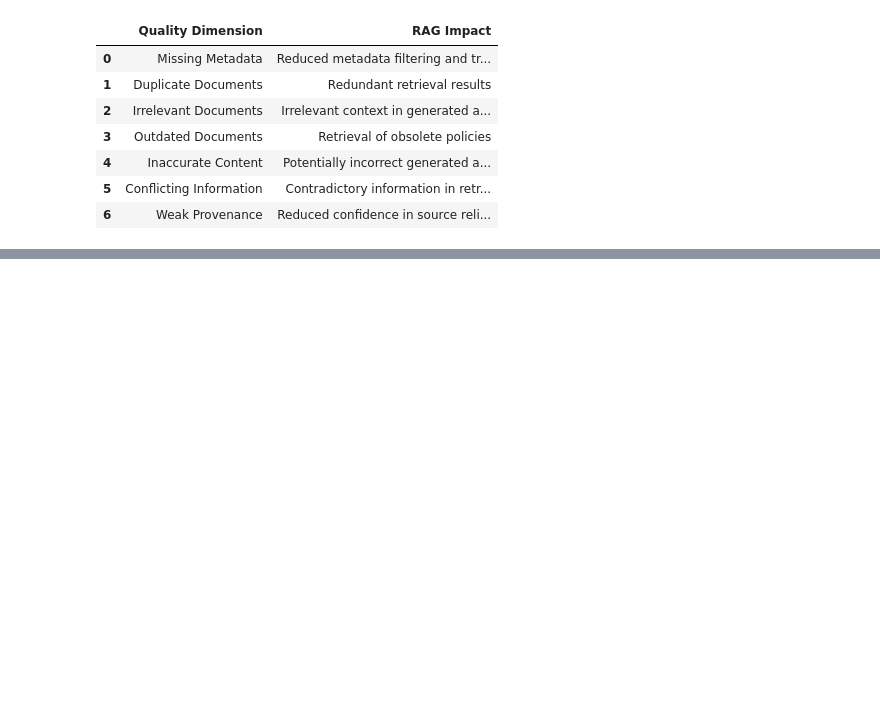
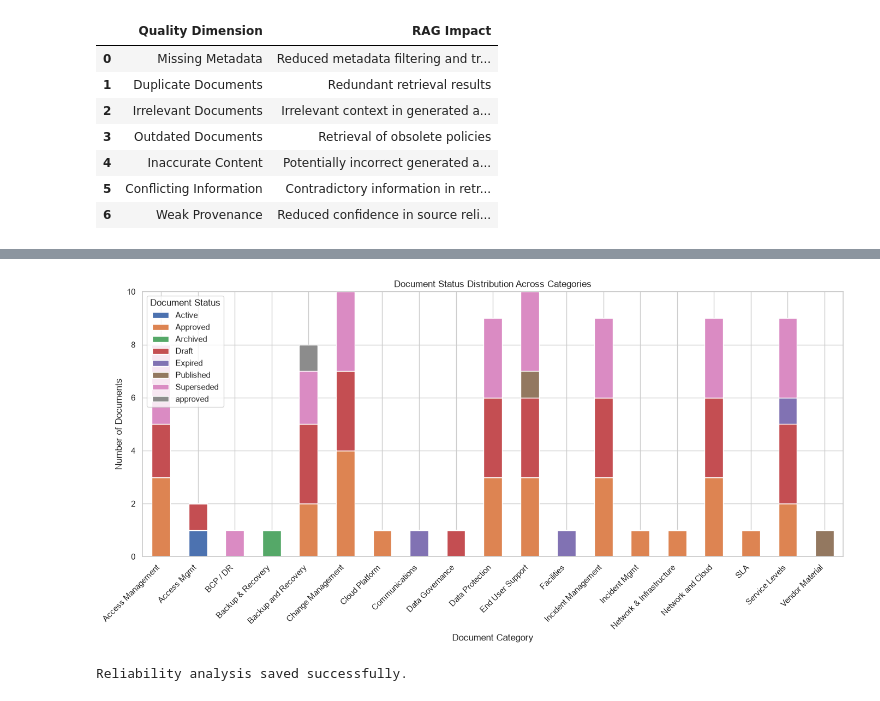
Before and after one commit to anurag-insights/RAG-Based-AI-Document-Assistant-, a Jupyter notebook: notebooks/01_EDA.ipynb, the cells around one changed output, grey strips where cells are left out. Cells and saved outputs as stored; diff of their text form; code cells hidden in the pictures; blank space fills up the shorter version.

Commit message:
document quality and reliability analysis

```diff
--- a/notebooks/01_EDA.ipynb
+++ b/notebooks/01_EDA.ipynb
@@ -998,0 +1108,39 @@ quality_summary
+# %%
+status_plot = pd.crosstab(df["category"], df["status"])
+
+status_plot.plot(
+    kind="bar",
+    stacked=True,
+    figsize=(14, 7)
+)
+
+plt.title("Document Status Distribution Across Categories")
+plt.xlabel("Document Category")
+plt.ylabel("Number of Documents")
+plt.xticks(rotation=45, ha="right")
+plt.legend(title="Document Status")
+plt.tight_layout()
+
+plt.savefig(
+    visualization_dir / "09_document_status_by_category.png",
+    dpi=300,
+    bbox_inches="tight"
+)
+
+plt.show()
+# %% [output]
+[figure, added]
+# %%
+reliability_issues.to_csv(
+    project_root / "reports" / "eda_report" / "reliability_issues.csv",
+    index=False
+)
+
+authority_analysis.to_csv(
+    project_root / "reports" / "eda_report" / "document_authority_analysis.csv",
+    index=False
+)
+
+print("Reliability analysis saved successfully.")
+# %% [output]
+Reliability analysis saved successfully.
```
Also changed, not shown: parts of 8 cells of this notebook.
